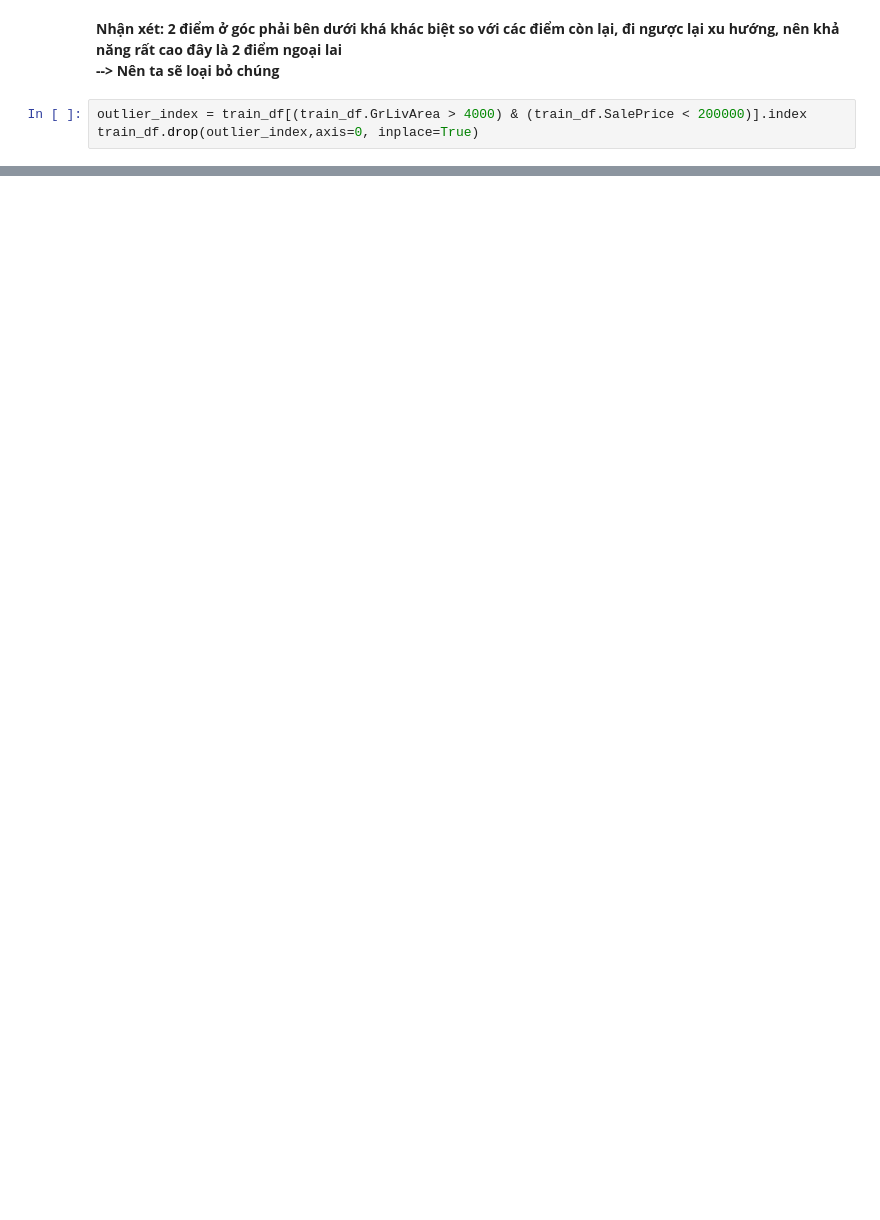
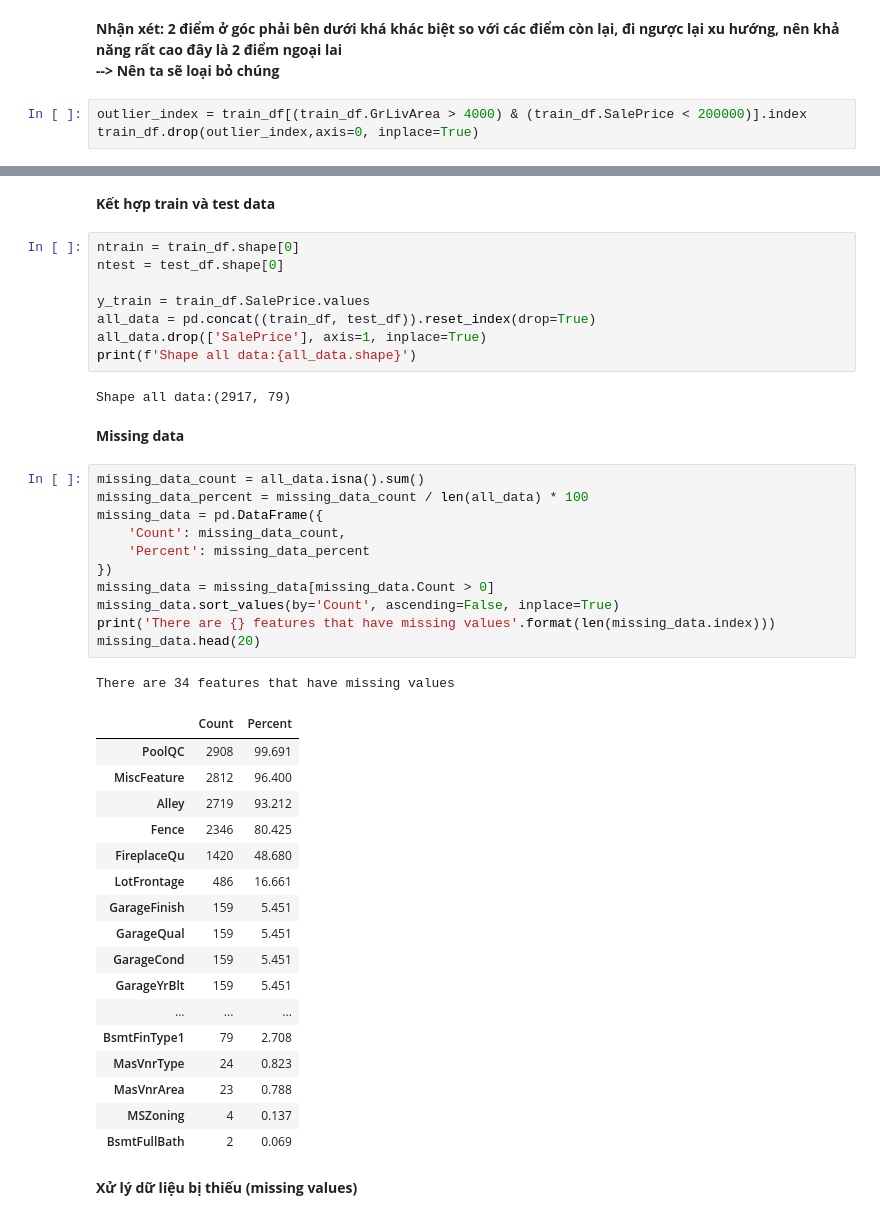
Before and after one commit to phungdx/vccorp_intern, a Jupyter notebook: week1/house_prices.ipynb, the cells around one changed output, grey strips where cells are left out. Cells and saved outputs as stored; diff of their text form; blank space fills up the shorter version.

```diff
--- a/week1/house_prices.ipynb
+++ b/week1/house_prices.ipynb
@@ -209,0 +118,46 @@ from sklearn.preprocessing import LabelEncoder
+# %% [markdown]
+<b>Kết hợp train và test data</b>
+# %%
+ntrain = train_df.shape[0]
+ntest = test_df.shape[0]
+
+y_train = train_df.SalePrice.values
+all_data = pd.concat((train_df, test_df)).reset_index(drop=True)
+all_data.drop(['SalePrice'], axis=1, inplace=True)
+print(f'Shape all data:{all_data.shape}')
+# %% [output]
+Shape all data:(2917, 79)
+# %% [markdown]
+<b>Missing data</b>
+# %%
+missing_data_count = all_data.isna().sum()
+missing_data_percent = missing_data_count / len(all_data) * 100
+missing_data = pd.DataFrame({
+    'Count': missing_data_count,
+    'Percent': missing_data_percent
+})
+missing_data = missing_data[missing_data.Count > 0]
+missing_data.sort_values(by='Count', ascending=False, inplace=True)
+print('There are {} features that have missing values'.format(len(missing_data.index)))
+missing_data.head(20)
+# %% [output]
+There are 34 features that have missing values
+|  | Count | Percent |
+| PoolQC | 2908 | 99.691 |
+| MiscFeature | 2812 | 96.400 |
+| Alley | 2719 | 93.212 |
+| Fence | 2346 | 80.425 |
+| FireplaceQu | 1420 | 48.680 |
+| LotFrontage | 486 | 16.661 |
+| GarageFinish | 159 | 5.451 |
+| GarageQual | 159 | 5.451 |
+| GarageCond | 159 | 5.451 |
+| GarageYrBlt | 159 | 5.451 |
+| ... | ... | ... |
+| BsmtFinType1 | 79 | 2.708 |
+| MasVnrType | 24 | 0.823 |
+| MasVnrArea | 23 | 0.788 |
+| MSZoning | 4 | 0.137 |
+| BsmtFullBath | 2 | 0.069 |
+# %% [markdown]
+<b>Xử lý dữ liệu bị thiếu (missing values) </b>
```
Also changed, not shown: parts of 33 cells of this notebook.
